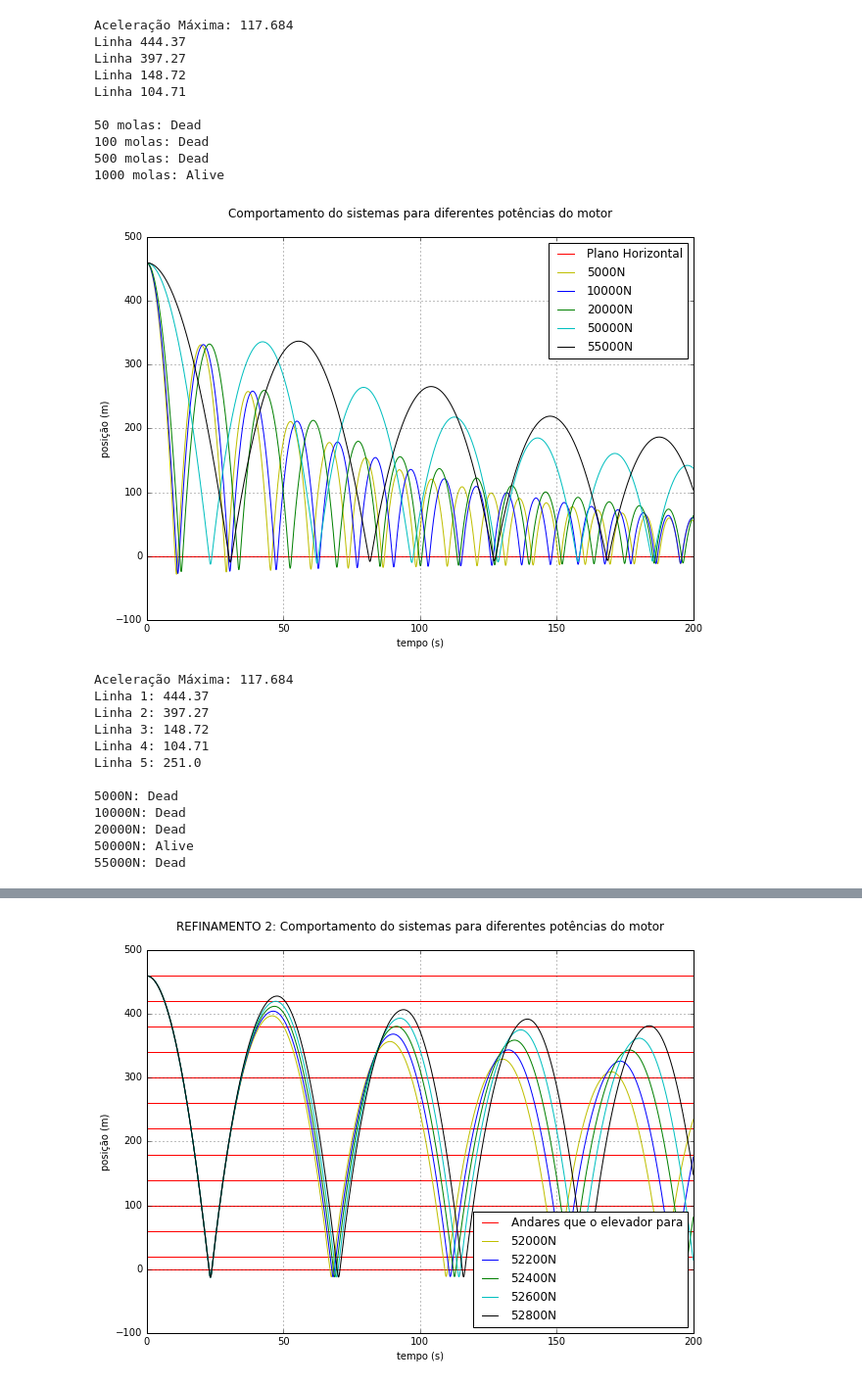
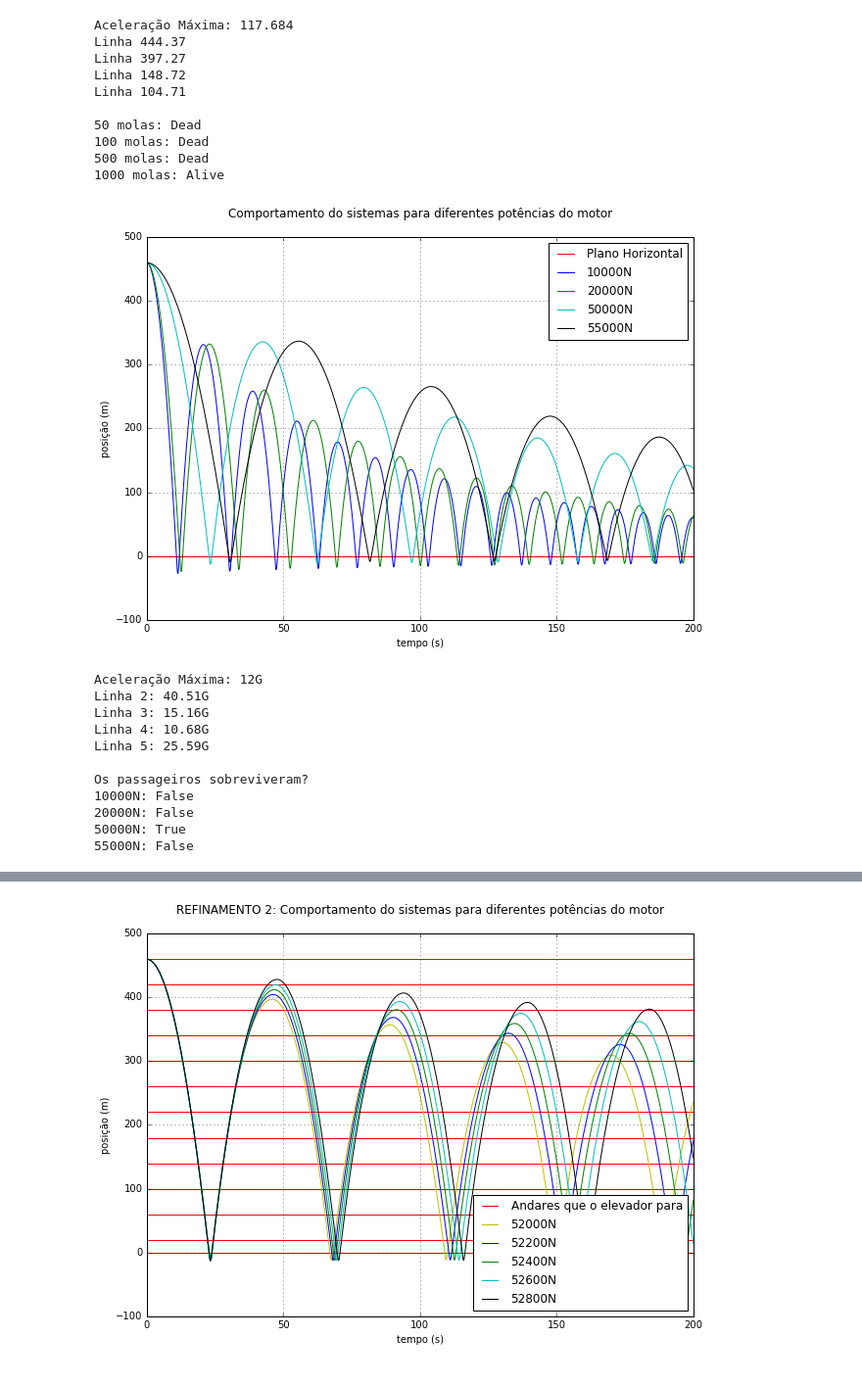
Before and after one commit to lucasfontenla/ProjetoFinal_Elevadores, a Jupyter notebook: ModsimFinal_Elevadores.ipynb, the cells around one changed output, grey strips where cells are left out. Shown at 98% size. Saved outputs shown, nothing was run; the diff lists cells and outputs as text; code cells hidden in the pictures.

```diff
--- a/ModsimFinal_Elevadores.ipynb
+++ b/ModsimFinal_Elevadores.ipynb
@@ -117,7 +117,7 @@ Coeficiente Elático da Mola: 9374.0 N/m
 # %%
 #VALIDAÇÃO 1 DO MODELO - Sem força de arrasto e a massa invariável
 #--------------------------------------------------------------------------------------------------------------------------------
-lista_tempo = linspace(0, 100, 1000)
+lista_tempo = linspace(0, 50, 1000)
 k = 218000
 l0 = 0.305
 conjuntos = 43
@@ -134,7 +134,7 @@ Coeficiente Elático da Mola: {1} N/m""".format(Fundo, KMola))
 
 plt.figure(figsize=(10, 7))
 plt.plot(lista_tempo, E_1Mola[:,0])
-plt.plot([0, 100], [0, 0], 'r', label='Plano Horizontal')
+plt.plot([0, 50], [0, 0], 'r', label='Plano Horizontal')
 plt.title('Influência da Mola no Elevador - Posição\n')
 plt.ylabel('Posição (m)')
 plt.xlabel('Tempo (s)')
@@ -413,7 +383,7 @@ Linha 104.71
 lista_tempo = linspace(0, 200, 10000)
 E = list()
 k = 218000
-l0 = .305
+l0 = 0.305
 numero_empilhadas = 163
 conjuntos = 43
 
@@ -426,58 +396,57 @@ for Fm in [5000, 10000, 20000, 50000, 55000]:
 
 plt.figure(figsize=(10, 7))
 plt.plot([0, 200], [0, 0], 'r', label='Plano Horizontal')
-plt.plot(lista_tempo, E[0][:,0], 'y', label='5000N')
+#plt.plot(lista_tempo, E[0][:,0], 'y', label='5000N')
 plt.plot(lista_tempo, E[1][:,0], 'b', label='10000N')
 plt.plot(lista_tempo, E[2][:,0], 'g', label='20000N')
 plt.plot(lista_tempo, E[3][:,0], 'c', label='50000N')
 plt.plot(lista_tempo, E[4][:,0], 'black', label='55000N')
 plt.legend(loc='best')
 plt.xlabel('tempo (s)')
 plt.ylabel('posição (m)')
 plt.title('Comportamento do sistemas para diferentes potências do motor\n'.format(Fm))
 plt.grid()
 plt.show()
 
 dead = False
 
 Amax = g*12
-print('Aceleração Máxima:', Amax)
+print('Aceleração Máxima: 12G')
 
 Resultados = list()
 
-for i in range(0, 5):
+for i in range(1, 5):
     dead = False
-    print('Linha {0}: {1}'.format(i+1, max(Aceleracoes[i]).round(2)))
+    print('Linha {0}: {1}G'.format(i+1, ((max(Aceleracoes[i]).round(2))/g).round(2)))
     for acc in Aceleracoes[i]:
         if acc > Amax:
             dead = True
             break
     if dead:
-        Resultados.append(['Dead', i+1])
+        Resultados.append(['False', i+1])
     else:
-        Resultados.append(['Alive', i+1])
+        Resultados.append(['True', i+1])
 
 print('''
-5000N: {0}
-10000N: {1}
-20000N: {2}
-50000N: {3}
-55000N: {4}
-'''.format(Resultados[0][0], Resultados[1][0], Resultados[2][0], Resultados[3][0], Resultados[4][0]))
+Os passageiros sobreviveram?
+10000N: {0}
+20000N: {1}
+50000N: {2}
+55000N: {3}
+'''.format(Resultados[0][0], Resultados[1][0], Resultados[2][0], Resultados[3][0]))
 # %% [output]
-[figure, old version]
+[figure, new version]
-Aceleração Máxima: 117.684
-Linha 1: 444.37
-Linha 2: 397.27
-Linha 3: 148.72
-Linha 4: 104.71
-Linha 5: 251.0
+Aceleração Máxima: 12G
+Linha 2: 40.51G
+Linha 3: 15.16G
+Linha 4: 10.68G
+Linha 5: 25.59G
 
-5000N: Dead
-10000N: Dead
-20000N: Dead
-50000N: Alive
-55000N: Dead
+Os passageiros sobreviveram?
+10000N: False
+20000N: False
+50000N: True
+55000N: False
 # %%
 """Até aqui: 43 conjuntos com 163 molas empilhadas (k=218000, l0=0.305)
 As forças que seguram o elevador na descida e puxam na subida tem que ser diferentes, pois a descida é 'suave' o suficiente
```
Also changed, not shown: parts of 7 cells of this notebook, 13 other files.
